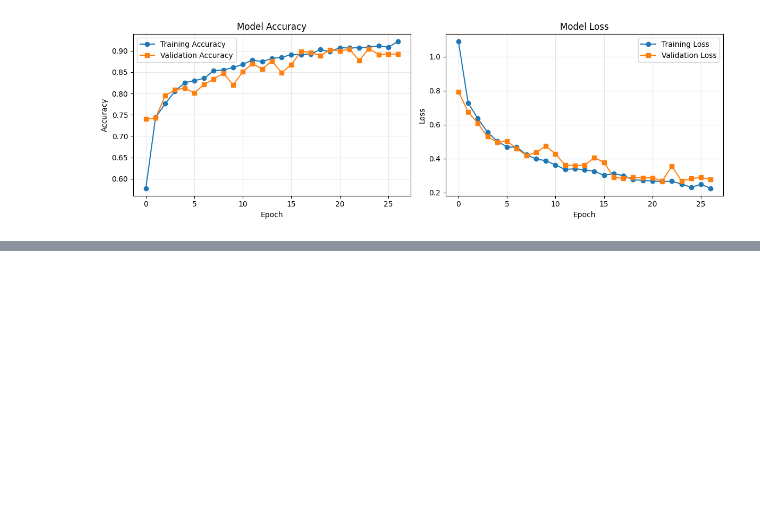
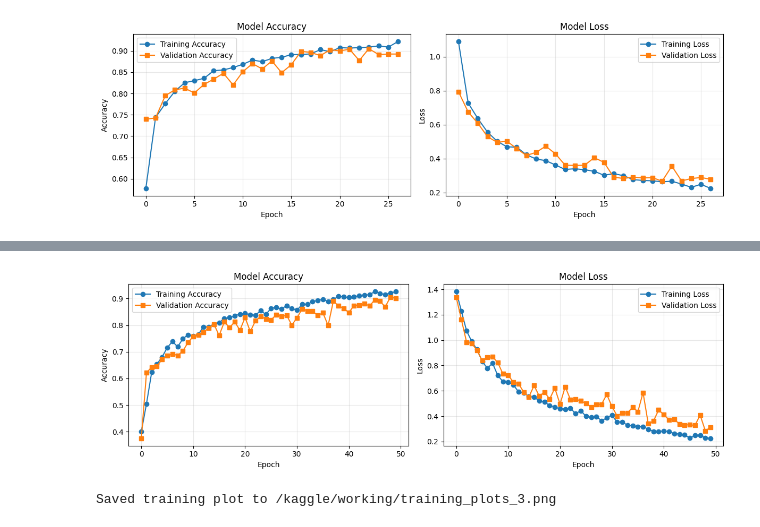
Before and after one commit to borat-2000/image, a Jupyter notebook: image-cervical-cancer.ipynb, the cells around one changed output, grey strips where cells are left out. Cells and saved outputs as stored; diff of their text form; code cells hidden in the pictures; blank space fills up the shorter version.

```diff
--- a/image-cervical-cancer.ipynb
+++ b/image-cervical-cancer.ipynb
@@ -1291,0 +1578,35 @@ plt.show()
+# %%
+# Plot training history (after training + evaluation)
+import matplotlib.pyplot as plt
+
+# 📊 Plotting training and validation history
+
+plt.figure(figsize=(12, 4))
+
+# Plot accuracy
+plt.subplot(1, 2, 1)
+plt.plot(history.history['accuracy'], label='Training Accuracy', marker='o')
+plt.plot(history.history['val_accuracy'], label='Validation Accuracy', marker='s')
+plt.title('Model Accuracy')
+plt.xlabel('Epoch')
+plt.ylabel('Accuracy')
+plt.legend()
+plt.grid(True, alpha=0.3)
+
+# Plot loss
+plt.subplot(1, 2, 2)
+plt.plot(history.history['loss'], label='Training Loss', marker='o')
+plt.plot(history.history['val_loss'], label='Validation Loss', marker='s')
+plt.title('Model Loss')
+plt.xlabel('Epoch')
+plt.ylabel('Loss')
+plt.legend()
+plt.grid(True, alpha=0.3)
+
+plt.tight_layout()
+plt.savefig('/kaggle/working/training_plots3.png', dpi=300, bbox_inches='tight')
+plt.show()
+print("Saved training plot to /kaggle/working/training_plots_3.png")
+# %% [output]
+[figure, added]
+Saved training plot to /kaggle/working/training_plots_3.png
```
Also changed, not shown: parts of 13 cells of this notebook.
